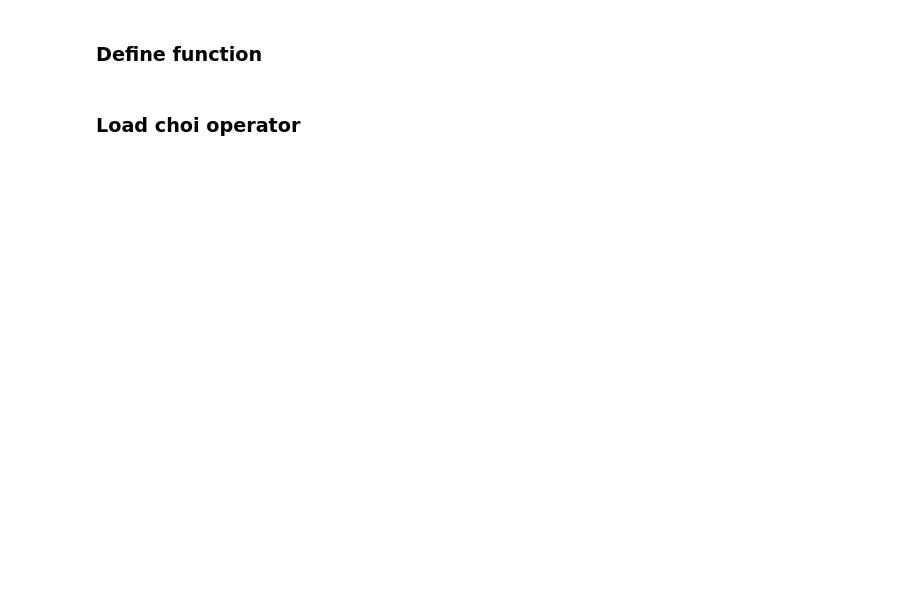
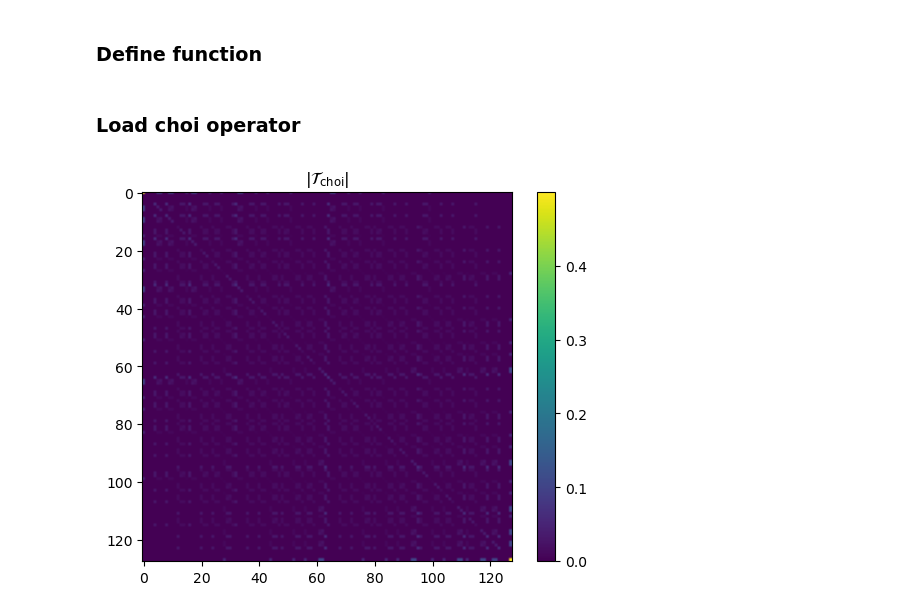
Before and after one commit to webb-c/find-optimal-cloner, a Jupyter notebook: show_data.ipynb, the cells around one changed output. Drawn from its saved outputs; the diff is of its cells as text; code cells hidden in the pictures; blank space fills up the shorter version.

```diff
--- a/show_data.ipynb
+++ b/show_data.ipynb
@@ -91,5 +91,9 @@ n_out = 8
 
 A = np.load(f"data/{method}/{n_in}_to_{n_out}.npy")
+# %%
+show_matrix(A)
+# %% [output]
+[figure, added]
 # %%
 x_pure = pure_state_maker(d, 0)
 y_pure = apply_channel_from_choi(A, copy_maker(x_pure, n_in))
```
Also changed, not shown: parts of 5 cells of this notebook.
